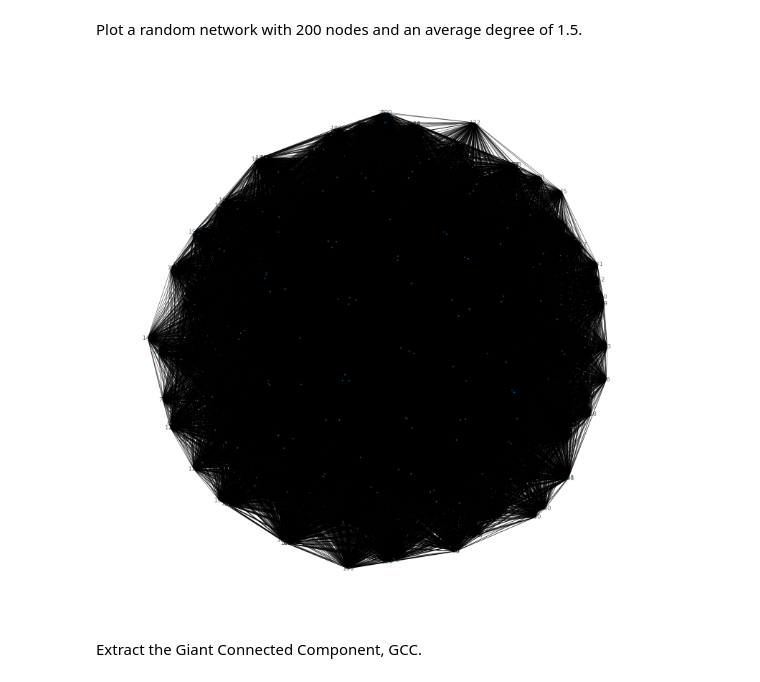
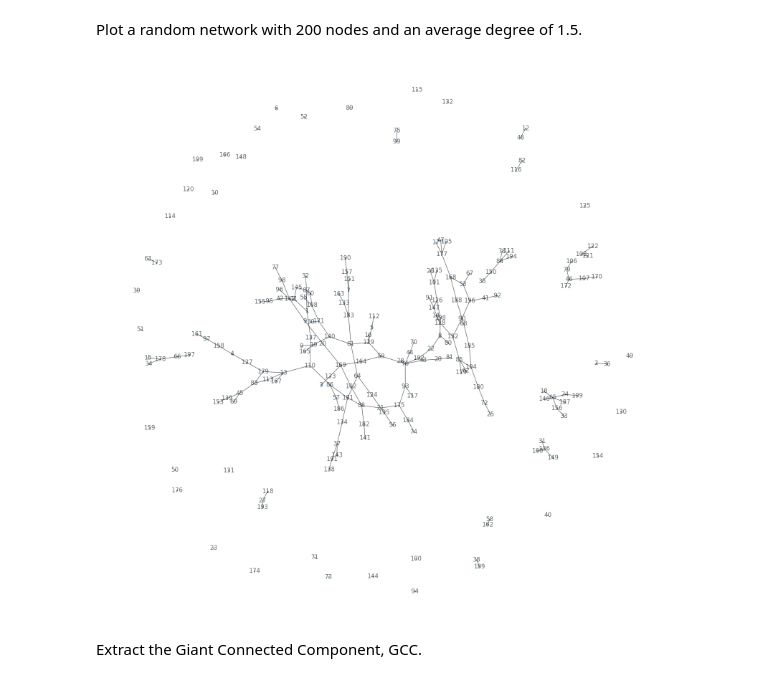
Before and after one commit to jereml99/socialgraphs2023, a Jupyter notebook: lectures/Week2.ipynb, the cells around one changed output. Drawn from its saved outputs; the diff is of its cells as text; code cells hidden in the pictures.

```diff
--- a/lectures/Week2.ipynb
+++ b/lectures/Week2.ipynb
@@ -620,17 +638,19 @@ Plot a random network with 200 nodes and an average degree of 1.5.
 # %%
 import networkx as nx
 import matplotlib.pyplot as plt
 
-G = nx.fast_gnp_random_graph(200, 1.5)
+k_avg = 1.5
+N = 200
+p = k_avg/ (N-1)
+
+G = nx.fast_gnp_random_graph(N, p)
 
 plt.figure(figsize=(20, 20))
 nx.draw_networkx(G, node_size=5, alpha=0.6)
 plt.axis("off")
 plt.show()
-
-# Doesn't look right, there are too many nodes?
 # %% [output]
-[figure, old version]
+[figure, new version]
 # %% [markdown]
 Extract the Giant Connected Component, GCC.
 # %%
```
Also changed, not shown: parts of 22 cells of this notebook.
